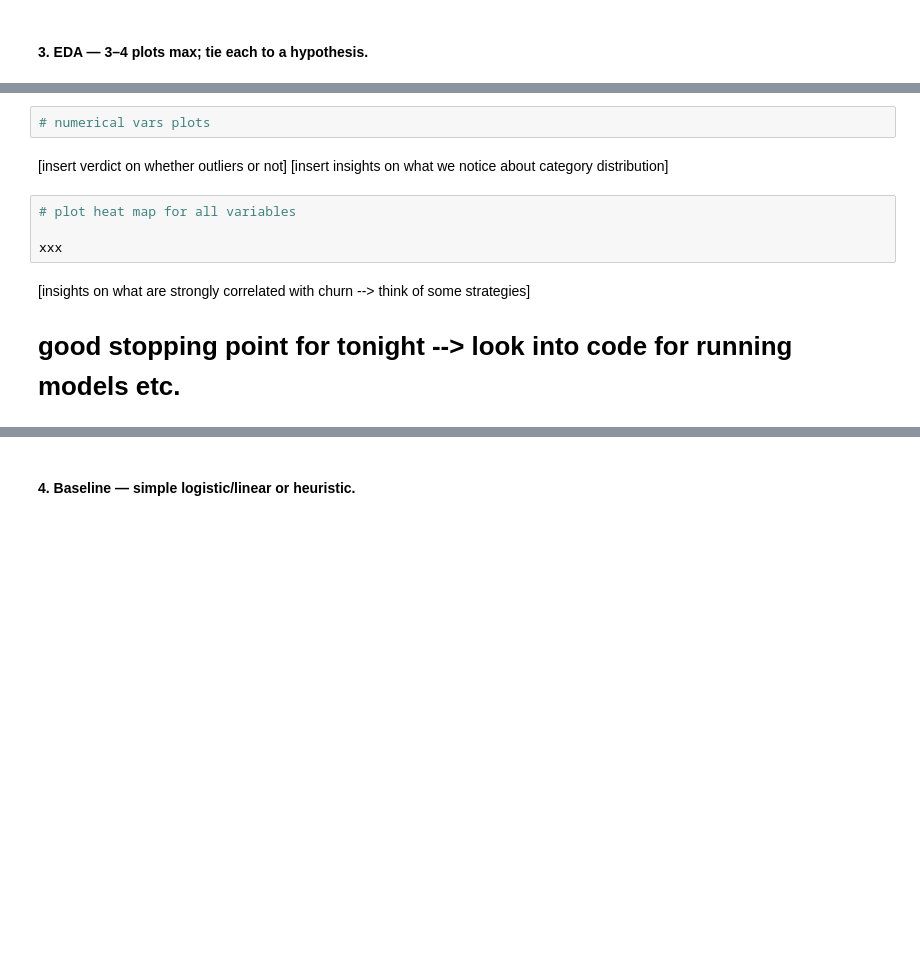
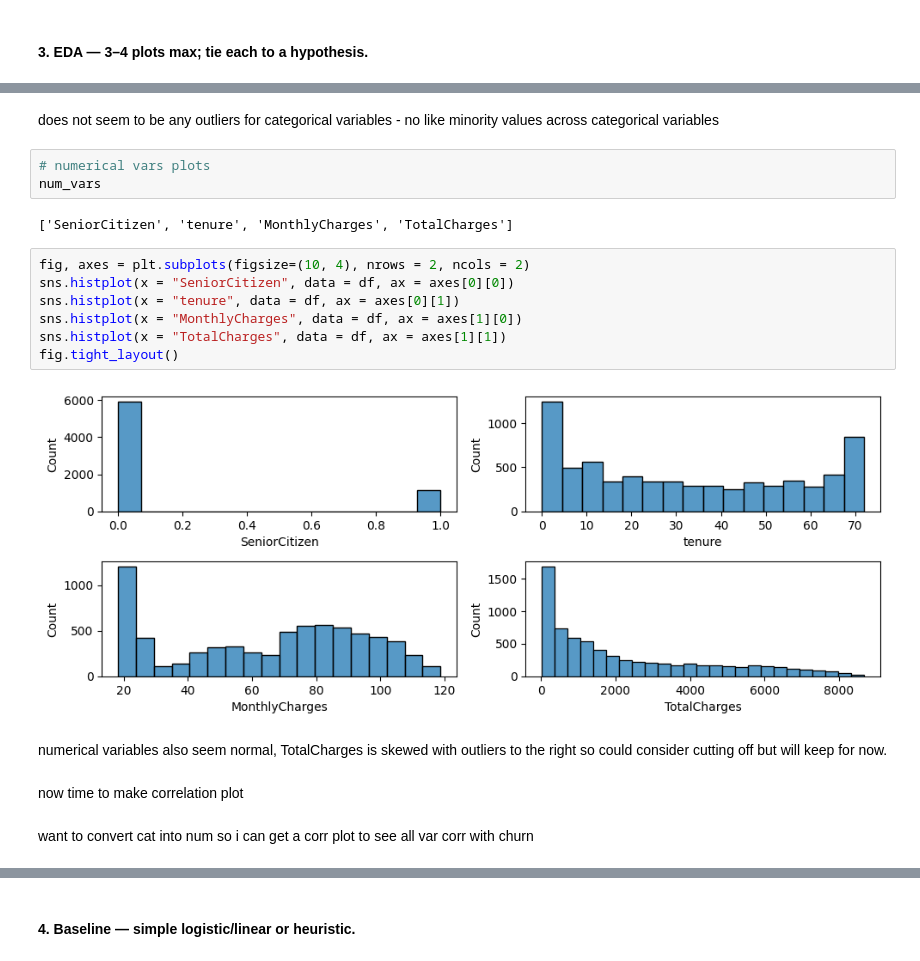
Before and after one commit to ejwang8/kaggle-telco, a Jupyter notebook: telco-challenge.ipynb, the cells around one changed output, grey strips where cells are left out. Drawn from its saved outputs; the diff is of its cells as text; blank space fills up the shorter version.

```diff
--- a/telco-challenge.ipynb
+++ b/telco-challenge.ipynb
@@ -144,16 +202,25 @@ DSL            0.344
 No             0.217
 Name: InternetService, dtype: float64
 ... (20 outputs left out)
+# %% [markdown]
+does not seem to be any outliers for categorical variables - no like minority values across categorical variables
+# %%
+# numerical vars plots
+num_vars
+# %% [output]
+['SeniorCitizen', 'tenure', 'MonthlyCharges', 'TotalCharges']
 # %%
-# numerical vars plots
+fig, axes = plt.subplots(figsize=(10, 4), nrows = 2, ncols = 2)
+sns.histplot(x = "SeniorCitizen", data = df, ax = axes[0][0])
+sns.histplot(x = "tenure", data = df, ax = axes[0][1])
+sns.histplot(x = "MonthlyCharges", data = df, ax = axes[1][0])
+sns.histplot(x = "TotalCharges", data = df, ax = axes[1][1])
+fig.tight_layout()
+# %% [output]
+[figure, added]
-# %% [markdown]
-[insert verdict on whether outliers or not]
-[insert insights on what we notice about category distribution]
-# %%
-# plot heat map for all variables
-
-xxx
-# %% [markdown]
-[insights on what are strongly correlated with churn --> think of some strategies]
-
-# good stopping point for tonight --> look into code for running models etc.
+# %% [markdown]
+numerical variables also seem normal, TotalCharges is skewed with outliers to the right so could consider cutting off but will keep for now.
+# %% [markdown]
+now time to make correlation plot
+# %% [markdown]
+want to convert cat into num so i can get a corr plot to see all var corr with churn
```
Also changed, not shown: parts of 17 cells of this notebook.
